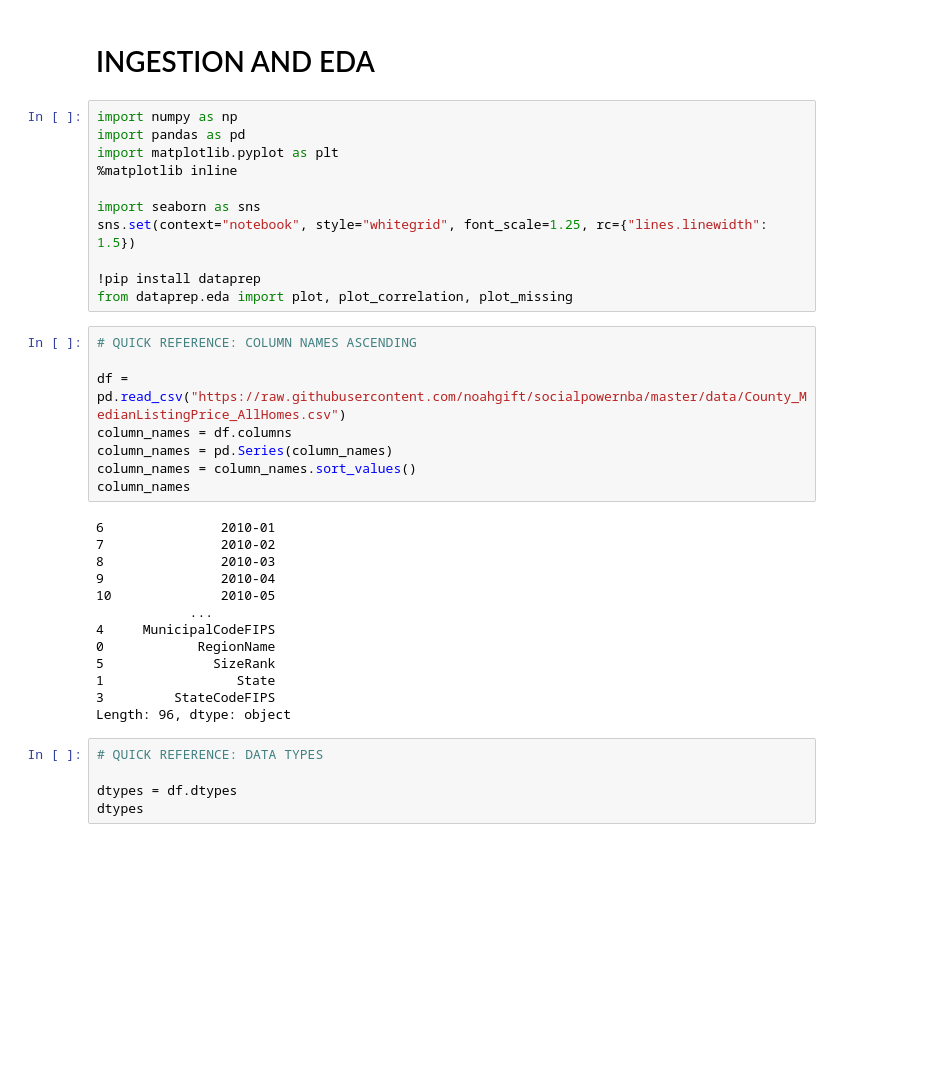
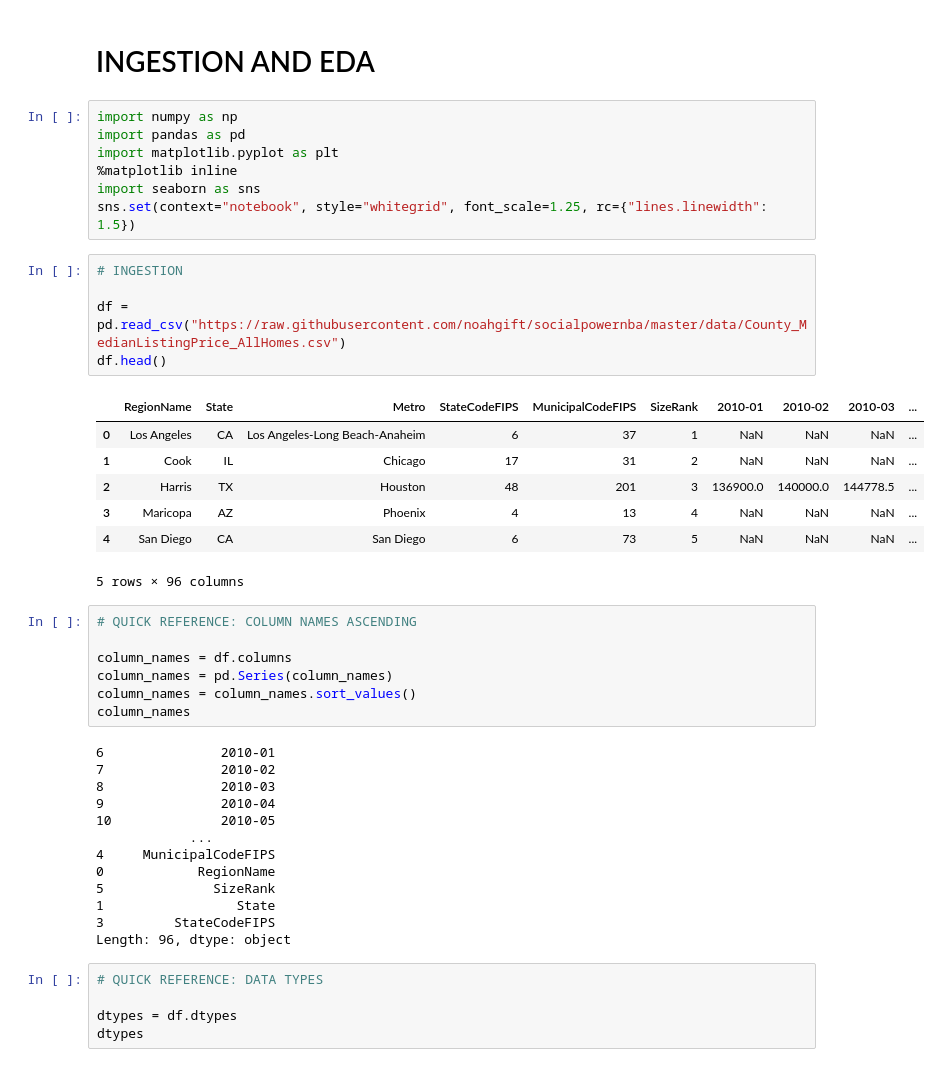
Before and after one commit to robptrck/data-science-project-template, a Jupyter notebook: data_science_project_template.ipynb, the cells around one changed output. Cells and saved outputs as stored; diff of their text form; blank space fills up the shorter version.

```diff
--- a/data_science_project_template.ipynb
+++ b/data_science_project_template.ipynb
@@ -9,16 +9,24 @@ import numpy as np
 import pandas as pd
 import matplotlib.pyplot as plt
 %matplotlib inline
-
 import seaborn as sns
 sns.set(context="notebook", style="whitegrid", font_scale=1.25, rc={"lines.linewidth": 1.5})
-
-!pip install dataprep
-from dataprep.eda import plot, plot_correlation, plot_missing
+# %%
+# INGESTION
+
+df = pd.read_csv("https://raw.githubusercontent.com/noahgift/socialpowernba/master/data/County_MedianListingPrice_AllHomes.csv")
+df.head()
+# %% [output]
+|  | RegionName | State | Metro | StateCodeFIPS | MunicipalCodeFIPS | SizeRank | 2010-01 | 2010-02 | 2010-03 | ... |
+| 0 | Los Angeles | CA | Los Angeles-Long Beach-Anaheim | 6 | 37 | 1 | NaN | NaN | NaN | ... |
+| 1 | Cook | IL | Chicago | 17 | 31 | 2 | NaN | NaN | NaN | ... |
+| 2 | Harris | TX | Houston | 48 | 201 | 3 | 136900.0 | 140000.0 | 144778.5 | ... |
+| 3 | Maricopa | AZ | Phoenix | 4 | 13 | 4 | NaN | NaN | NaN | ... |
+| 4 | San Diego | CA | San Diego | 6 | 73 | 5 | NaN | NaN | NaN | ... |
+5 rows × 96 columns
 # %%
 # QUICK REFERENCE: COLUMN NAMES ASCENDING
 
-df = pd.read_csv("https://raw.githubusercontent.com/noahgift/socialpowernba/master/data/County_MedianListingPrice_AllHomes.csv")
 column_names = df.columns
 column_names = pd.Series(column_names)
 column_names = column_names.sort_values()
```
Also changed, not shown: parts of 9 cells of this notebook.
